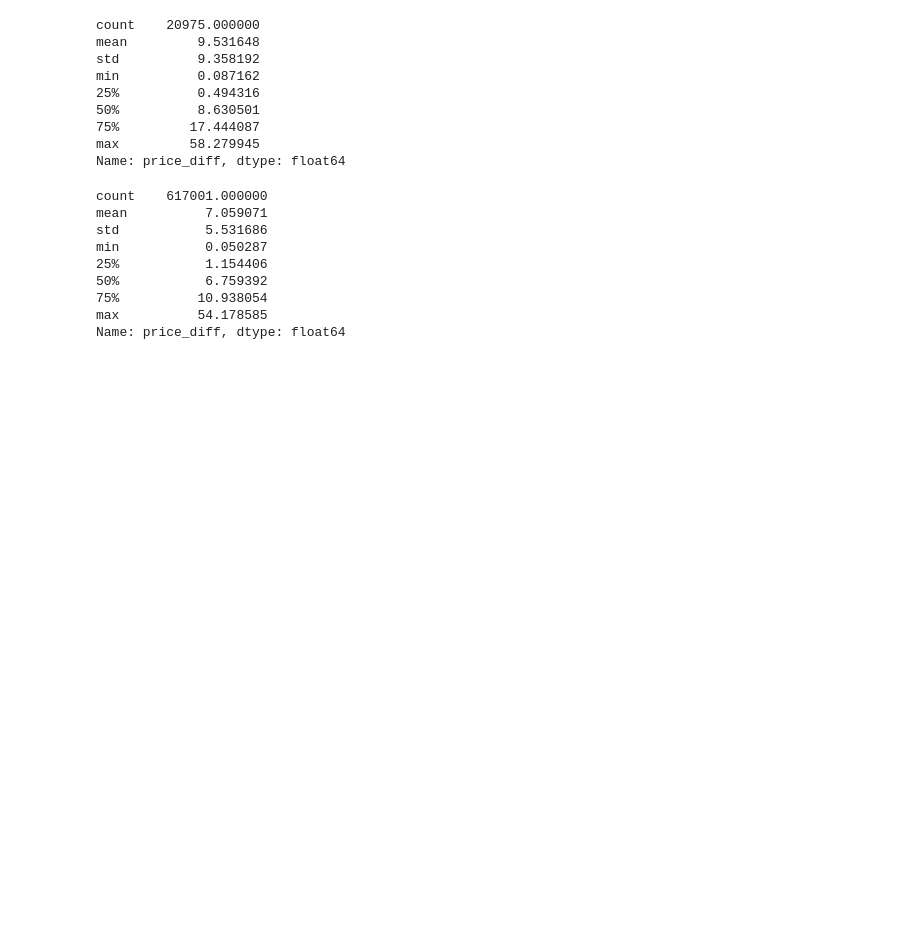
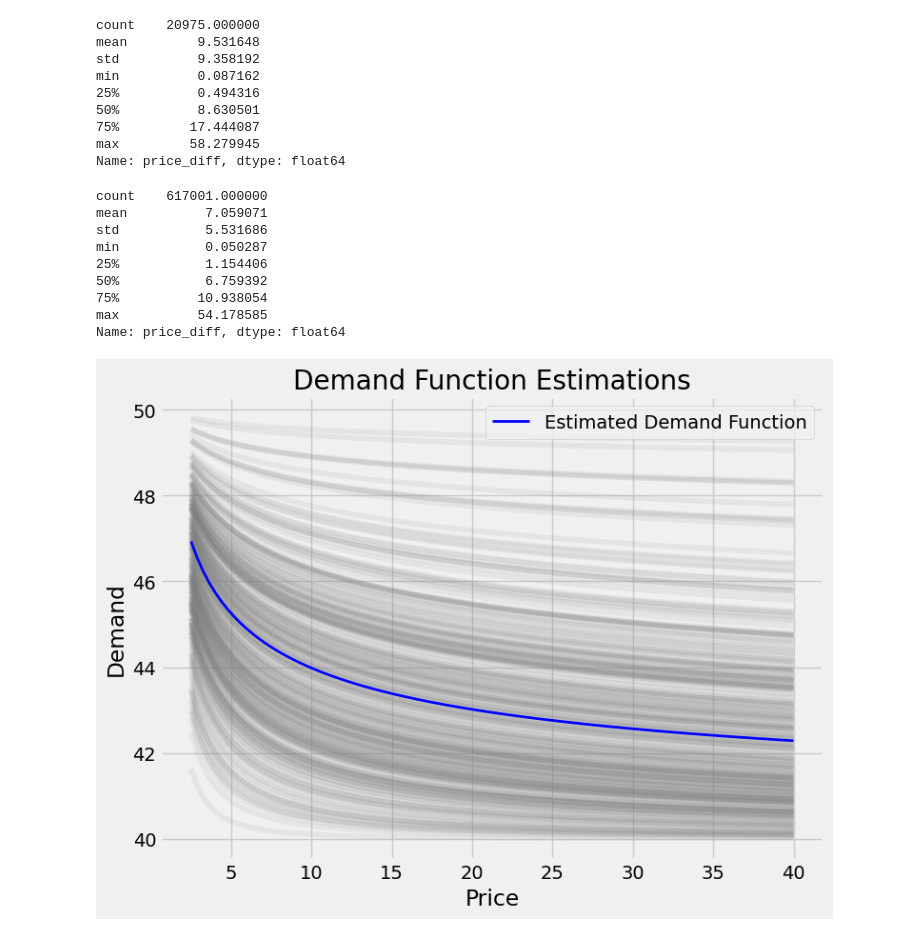
Before and after one commit to emekaamadi/Dynamic_Project, a Jupyter notebook: Modeling/white_board.ipynb, the cells around one changed output. Drawn from its saved outputs; the diff is of its cells as text; code cells hidden in the pictures; blank space fills up the shorter version.

Commit message:
updated notebook regarding demand_est_test2.csv

```diff
--- a/Modeling/white_board.ipynb
+++ b/Modeling/white_board.ipynb
@@ -139,3 +139,40 @@ min           0.050287
 75%          10.938054
 max          54.178585
 Name: price_diff, dtype: float64
+# %%
+import numpy as np
+import matplotlib.pyplot as plt
+from scipy.stats import gamma
+
+# Constants
+a = 10
+b = 40
+eta_fixed = 0.4
+price_range = np.linspace(2.5, 40, 100)  # Prices from 2.5 to 40
+
+# Gamma distribution for eta
+shape, rate = 3, 6
+eta_random = gamma.rvs(shape, scale=1/rate, size=300)
+
+# Plotting the demand curves
+plt.style.use('fivethirtyeight')
+plt.figure(figsize=(8,6))
+
+# 200 random eta values to create grey lines with transparency
+for eta in eta_random:
+    demand = a * price_range ** (-eta) + b
+    plt.plot(price_range, demand, color='grey', alpha=0.1)
+
+# Fixed eta value to create the blue line
+demand_fixed = a * price_range ** (-eta_fixed) + b
+plt.plot(price_range, demand_fixed, label='Estimated Demand Function', color='blue', linewidth=2)
+
+# Finalizing the plot
+plt.title('Demand Function Estimations')
+plt.xlabel('Price')
+plt.ylabel('Demand')
+plt.legend()
+plt.grid(True)
+plt.show()
+# %% [output]
+[figure, added]
```
Also changed, not shown: 2 other files.
